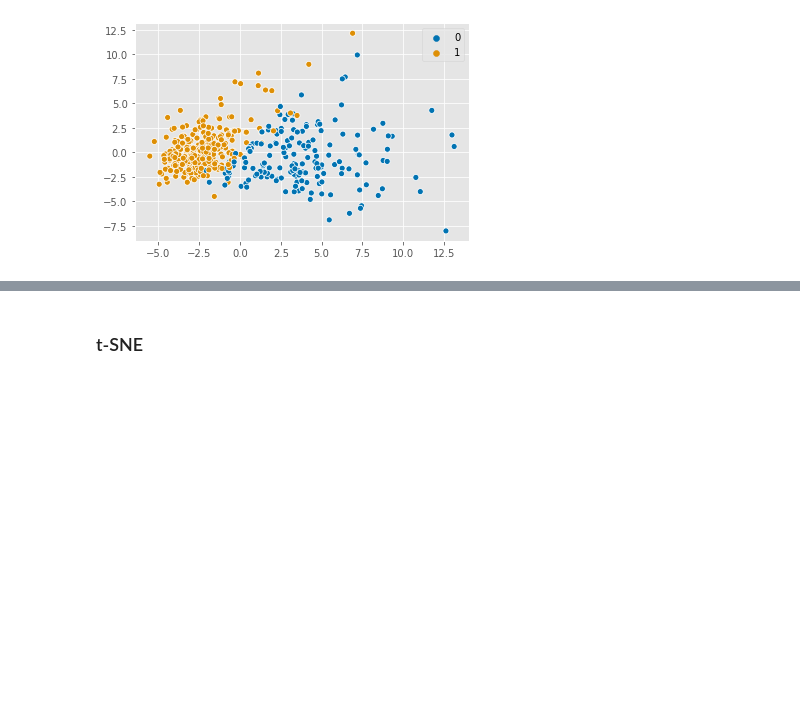
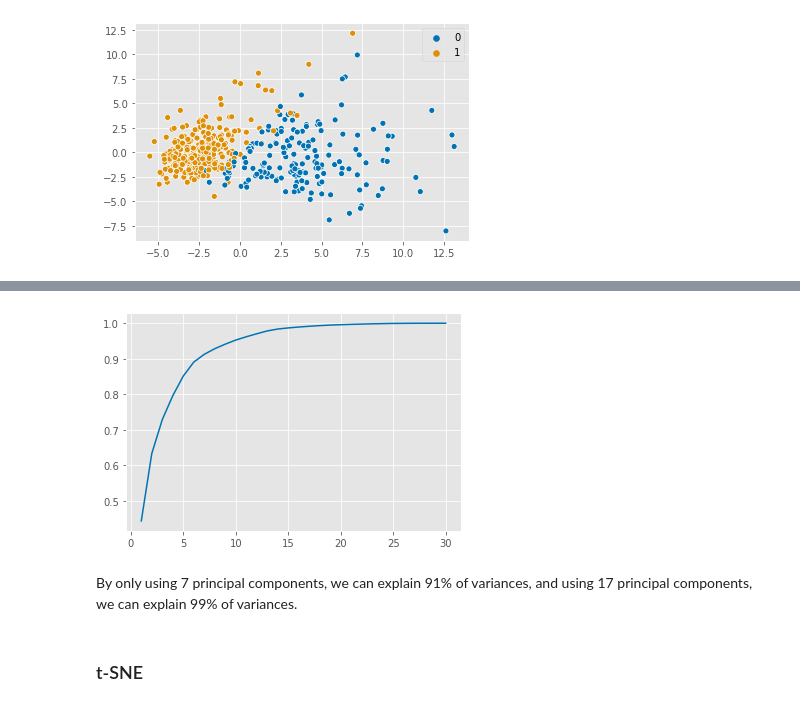
Before and after one commit to agusrichard/data-science-learning-projects, a Jupyter notebook: Breast Cancer/breast_cancer_predictive_modeling.ipynb, the cells around one changed output, grey strips where cells are left out. Drawn from its saved outputs; the diff is of its cells as text; code cells hidden in the pictures; blank space fills up the shorter version.

```diff
--- a/Breast Cancer/breast_cancer_predictive_modeling.ipynb
+++ b/Breast Cancer/breast_cancer_predictive_modeling.ipynb
@@ -483,0 +528,5 @@ sns.scatterplot(X_train_pca[:, 0], X_train_pca[:, 1], hue=y_train);
+# %%
+pipe_pca = Pipeline([('scaler', StandardScaler()),
+                     ('pca', PCA())])
+pipe_pca.fit(X_train)
+explained_variance = pipe_pca.named_steps['pca'].explained_variance_ratio_.cumsum()
@@ -484,3 +542,9 @@ sns.scatterplot(X_train_pca[:, 0], X_train_pca[:, 1], hue=y_train);
+# %%
+plt.plot(np.arange(1, explained_variance.size + 1), explained_variance);
+# %% [output]
+[figure, added]
+# %% [markdown]
+By only using 7 principal components, we can explain 91% of variances, and using 17 principal components, we can explain 99% of variances.
 # %% [markdown]
 ### t-SNE
 # %%
```
Also changed, not shown: parts of 15 cells of this notebook.
